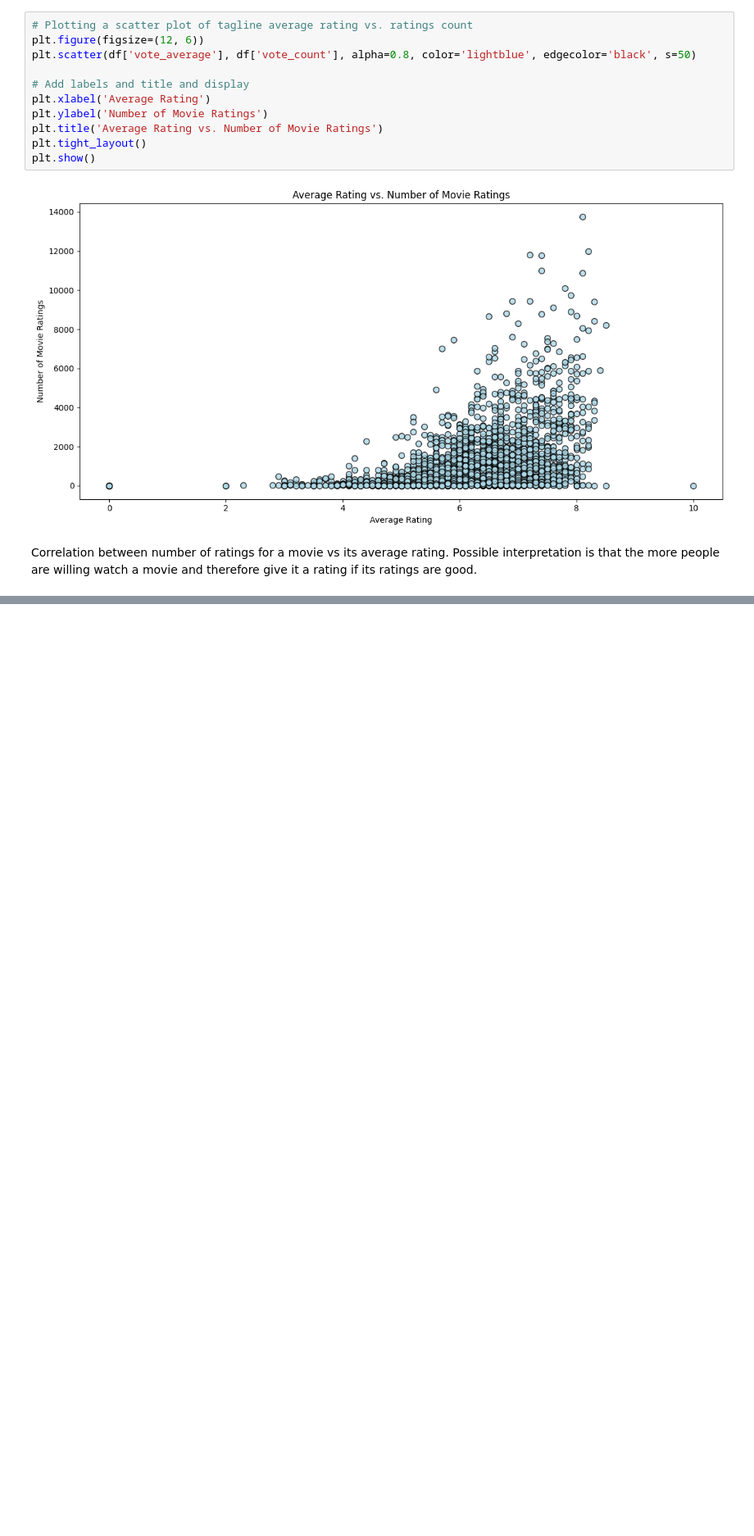
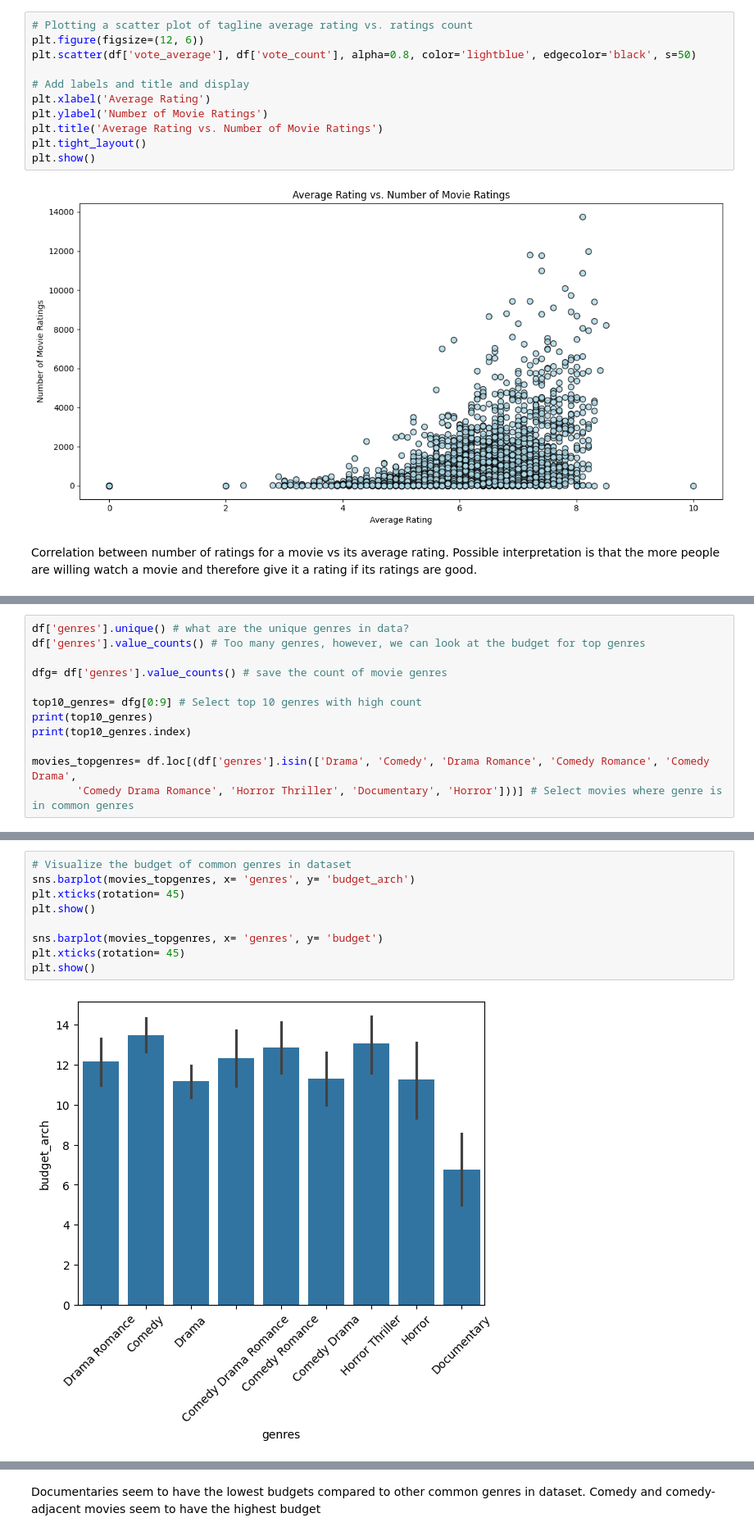
Before and after one commit to oak50/DS3001-Project1, a Jupyter notebook: Scripts/movies_EDA.ipynb, the cells around one changed output, grey strips where cells are left out. Shown at 82% size. Cells and saved outputs as stored; diff of their text form; blank space fills up the shorter version.

```diff
--- a/Scripts/movies_EDA.ipynb
+++ b/Scripts/movies_EDA.ipynb
@@ -334,0 +428,12 @@ Correlation between number of ratings for a movie vs its average rating. Possibl
+# %%
+df['genres'].unique() # what are the unique genres in data?
+df['genres'].value_counts() # Too many genres, however, we can look at the budget for top genres
+
+dfg= df['genres'].value_counts() # save the count of movie genres
+
+top10_genres= dfg[0:9] # Select top 10 genres with high count
+print(top10_genres)
+print(top10_genres.index)
+
+movies_topgenres= df.loc[(df['genres'].isin(['Drama', 'Comedy', 'Drama Romance', 'Comedy Romance', 'Comedy Drama',
+       'Comedy Drama Romance', 'Horror Thriller', 'Documentary', 'Horror']))] # Select movies where genre is in common genres
@@ -334,0 +455,11 @@ Correlation between number of ratings for a movie vs its average rating. Possibl
+# %%
+# Visualize the budget of common genres in dataset
+sns.barplot(movies_topgenres, x= 'genres', y= 'budget_arch')
+plt.xticks(rotation= 45)
+plt.show()
+
+sns.barplot(movies_topgenres, x= 'genres', y= 'budget')
+plt.xticks(rotation= 45)
+plt.show()
+# %% [output]
+[figure, added]
@@ -334,0 +467,2 @@ Correlation between number of ratings for a movie vs its average rating. Possibl
+# %% [markdown]
+Documentaries seem to have the lowest budgets compared to other common genres in dataset. Comedy and comedy-adjacent movies seem to have the highest budget
```
Also changed, not shown: parts of 18 cells of this notebook.
